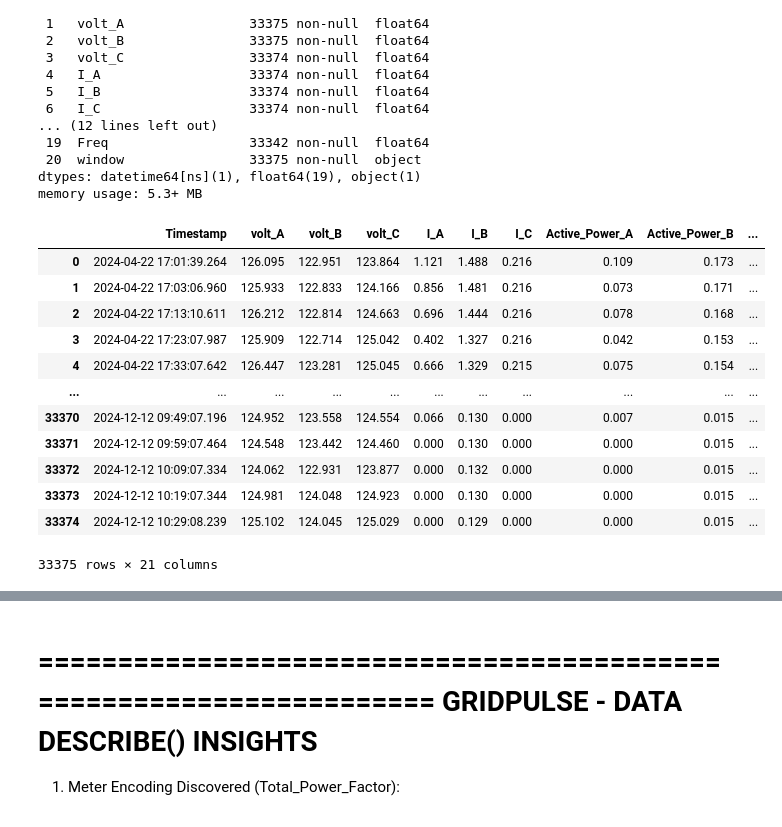
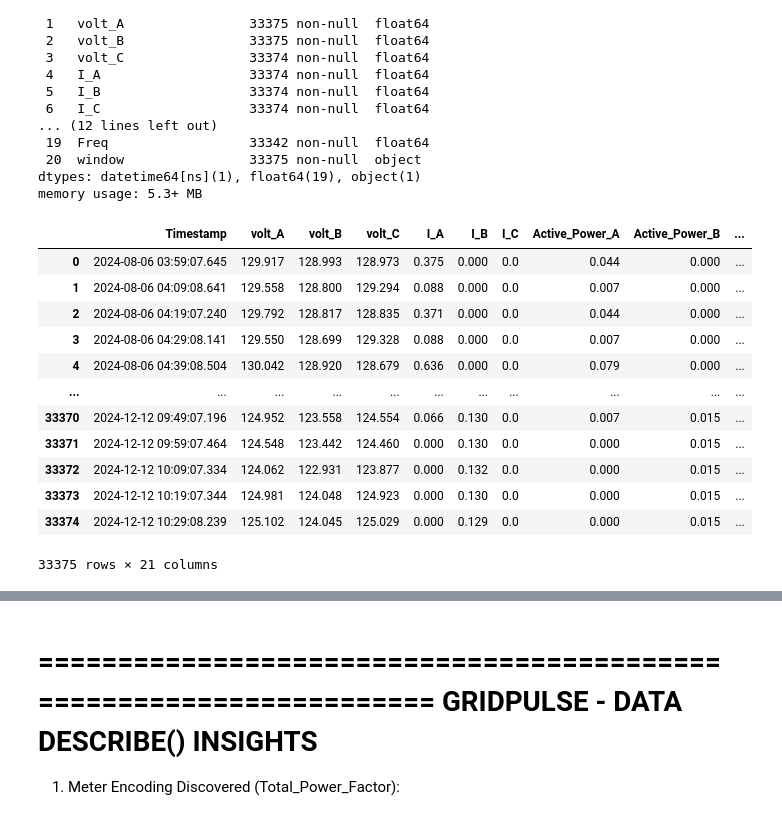
Before and after one commit to Mariam-Hamoda/power-factor-forecasting, a Jupyter notebook: notebook/power_notebook.ipynb, the cells around one changed output, grey strips where cells are left out. Cells and saved outputs as stored; diff of their text form; code cells hidden in the pictures.

```diff
--- a/notebook/power_notebook.ipynb
+++ b/notebook/power_notebook.ipynb
@@ -100,20 +99,22 @@ Data columns (total 21 columns):
 dtypes: datetime64[ns](1), float64(19), object(1)
 memory usage: 5.3+ MB
 # %%
-main_df.sort_values(['Timestamp']).reset_index(drop=True)
+main_df = main_df.sort_values(['window','Timestamp']).reset_index(drop=True)
+main_df = main_df.drop_duplicates(subset=['window','Timestamp']).reset_index(drop=True)
+main_df
 # %% [output]
 |  | Timestamp | volt_A | volt_B | volt_C | I_A | I_B | I_C | Active_Power_A | Active_Power_B | ... |
-| 0 | 2024-04-22 17:01:39.264 | 126.095 | 122.951 | 123.864 | 1.121 | 1.488 | 0.216 | 0.109 | 0.173 | ... |
-| 1 | 2024-04-22 17:03:06.960 | 125.933 | 122.833 | 124.166 | 0.856 | 1.481 | 0.216 | 0.073 | 0.171 | ... |
-| 2 | 2024-04-22 17:13:10.611 | 126.212 | 122.814 | 124.663 | 0.696 | 1.444 | 0.216 | 0.078 | 0.168 | ... |
-| 3 | 2024-04-22 17:23:07.987 | 125.909 | 122.714 | 125.042 | 0.402 | 1.327 | 0.216 | 0.042 | 0.153 | ... |
-| 4 | 2024-04-22 17:33:07.642 | 126.447 | 123.281 | 125.045 | 0.666 | 1.329 | 0.215 | 0.075 | 0.154 | ... |
+| 0 | 2024-08-06 03:59:07.645 | 129.917 | 128.993 | 128.973 | 0.375 | 0.000 | 0.0 | 0.044 | 0.000 | ... |
+| 1 | 2024-08-06 04:09:08.641 | 129.558 | 128.800 | 129.294 | 0.088 | 0.000 | 0.0 | 0.007 | 0.000 | ... |
+| 2 | 2024-08-06 04:19:07.240 | 129.792 | 128.817 | 128.835 | 0.371 | 0.000 | 0.0 | 0.044 | 0.000 | ... |
+| 3 | 2024-08-06 04:29:08.141 | 129.550 | 128.699 | 129.328 | 0.088 | 0.000 | 0.0 | 0.007 | 0.000 | ... |
+| 4 | 2024-08-06 04:39:08.504 | 130.042 | 128.920 | 128.679 | 0.636 | 0.000 | 0.0 | 0.079 | 0.000 | ... |
 | ... | ... | ... | ... | ... | ... | ... | ... | ... | ... | ... |
-| 33370 | 2024-12-12 09:49:07.196 | 124.952 | 123.558 | 124.554 | 0.066 | 0.130 | 0.000 | 0.007 | 0.015 | ... |
-| 33371 | 2024-12-12 09:59:07.464 | 124.548 | 123.442 | 124.460 | 0.000 | 0.130 | 0.000 | 0.000 | 0.015 | ... |
-| 33372 | 2024-12-12 10:09:07.334 | 124.062 | 122.931 | 123.877 | 0.000 | 0.132 | 0.000 | 0.000 | 0.015 | ... |
-| 33373 | 2024-12-12 10:19:07.344 | 124.981 | 124.048 | 124.923 | 0.000 | 0.130 | 0.000 | 0.000 | 0.015 | ... |
-| 33374 | 2024-12-12 10:29:08.239 | 125.102 | 124.045 | 125.029 | 0.000 | 0.129 | 0.000 | 0.000 | 0.015 | ... |
+| 33370 | 2024-12-12 09:49:07.196 | 124.952 | 123.558 | 124.554 | 0.066 | 0.130 | 0.0 | 0.007 | 0.015 | ... |
+| 33371 | 2024-12-12 09:59:07.464 | 124.548 | 123.442 | 124.460 | 0.000 | 0.130 | 0.0 | 0.000 | 0.015 | ... |
+| 33372 | 2024-12-12 10:09:07.334 | 124.062 | 122.931 | 123.877 | 0.000 | 0.132 | 0.0 | 0.000 | 0.015 | ... |
+| 33373 | 2024-12-12 10:19:07.344 | 124.981 | 124.048 | 124.923 | 0.000 | 0.130 | 0.0 | 0.000 | 0.015 | ... |
+| 33374 | 2024-12-12 10:29:08.239 | 125.102 | 124.045 | 125.029 | 0.000 | 0.129 | 0.0 | 0.000 | 0.015 | ... |
 33375 rows × 21 columns
 # %%
 main_df.describe()
```
Also changed, not shown: parts of 17 cells of this notebook, 2 other files.
